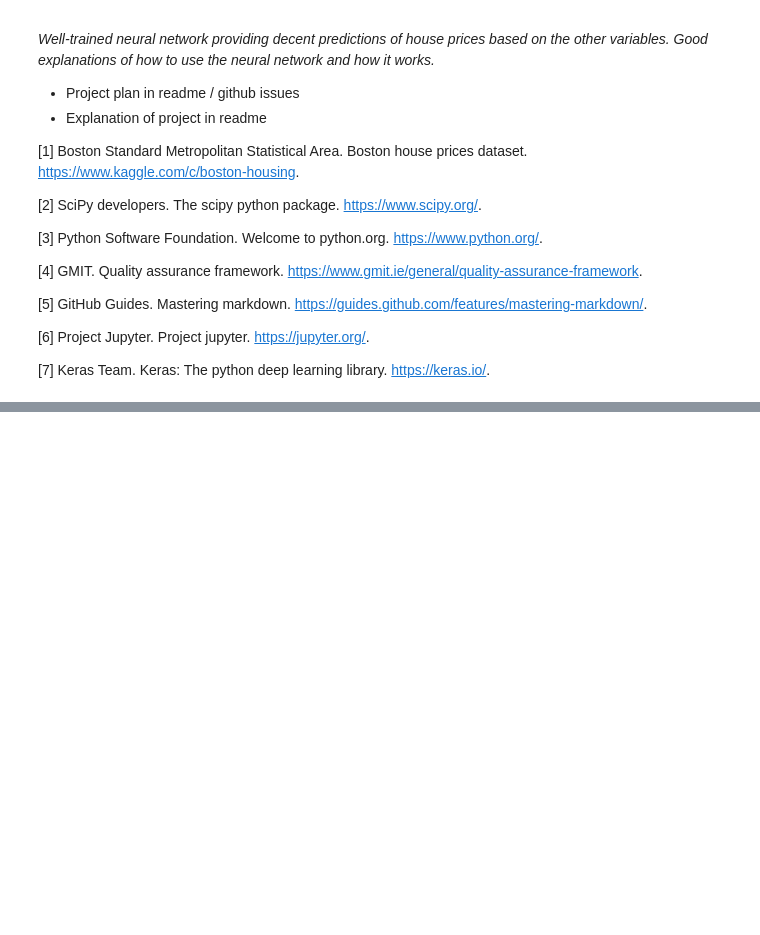
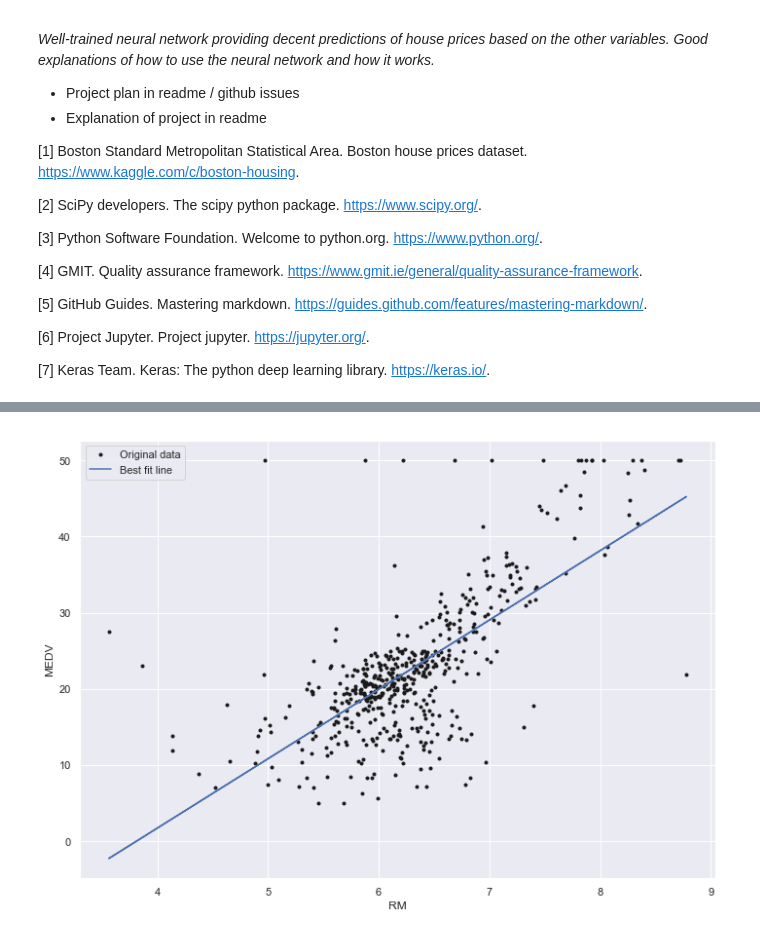
Before and after one commit to joanh3aly/boston-house-prices, a Jupyter notebook: boston-house-prices-analysis.ipynb, the cells around one changed output, grey strips where cells are left out. Cells and saved outputs as stored; diff of their text form; code cells hidden in the pictures; blank space fills up the shorter version.

```diff
--- a/boston-house-prices-analysis.ipynb
+++ b/boston-house-prices-analysis.ipynb
@@ -30,0 +157,15 @@
+# %%
+# Create the plot.
+# plt.plot(w, d, 'k.', label='Original data')
+plt.plot(boston['RM'], boston['MEDV'], 'k.', label='Original data')
+plt.plot(boston['RM'], 9.10210898 * boston['RM'] + -34.67062078, 'b-', label='Best fit line')
+
+# Set some properties for the plot.
+plt.xlabel('RM')
+plt.ylabel('MEDV')
+plt.legend()
+
+# Show the plot.
+plt.show()
+# %% [output]
+[figure, added]
```
Also changed, not shown: parts of 17 cells of this notebook, 1 other file.
